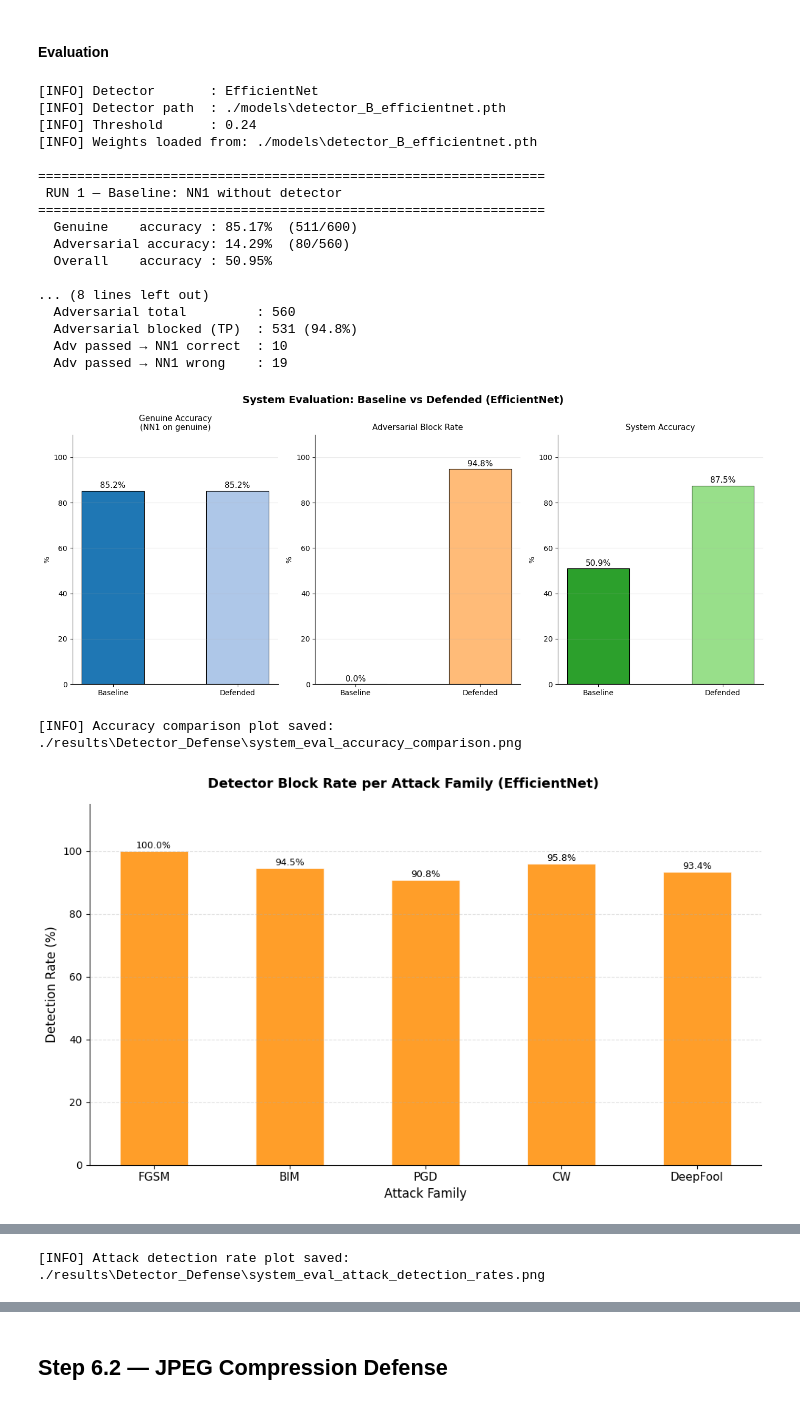
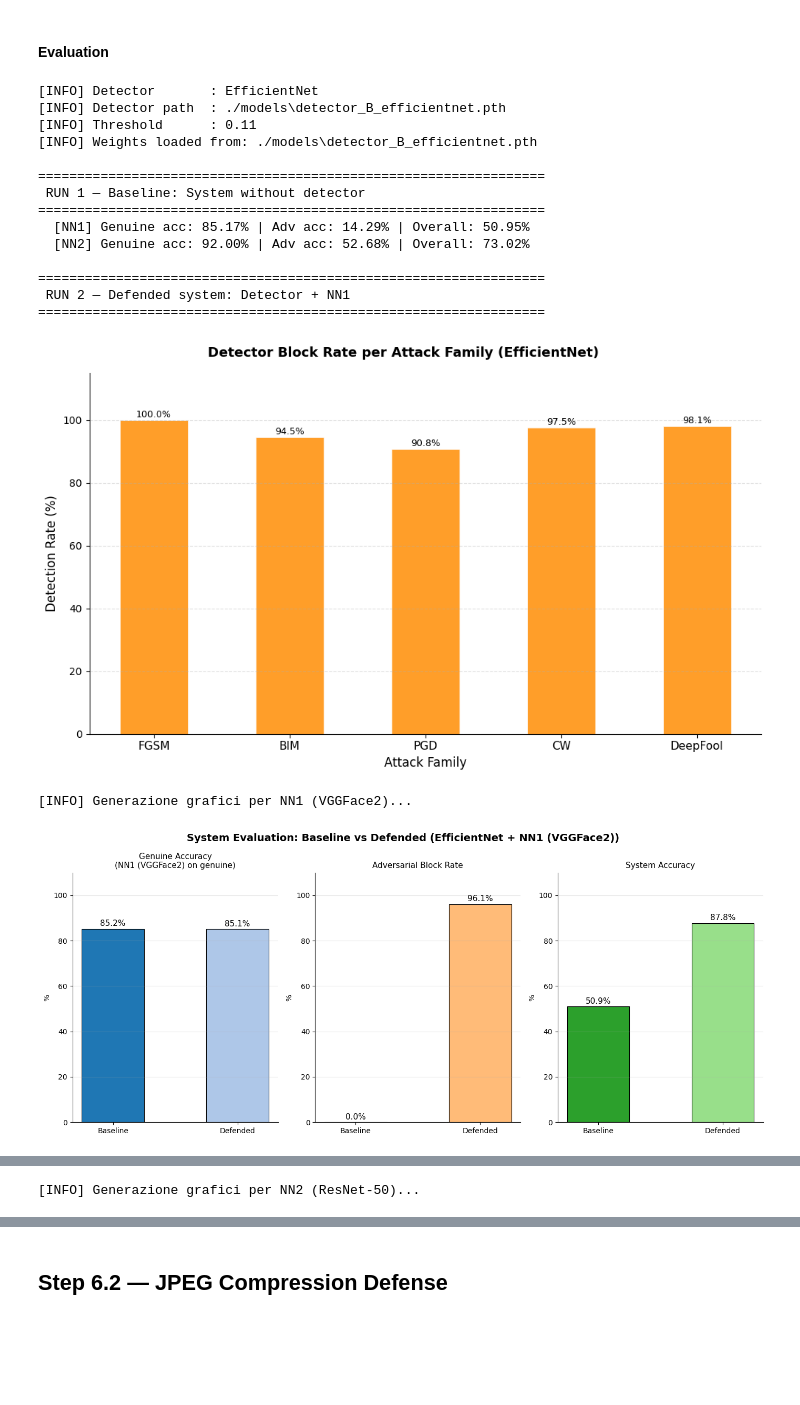
Before and after one commit to ChristianRosa02/AI4Cybersecurity, a Jupyter notebook: ProjectWork_G15_CW_DF.ipynb, the cells around one changed output, grey strips where cells are left out. Drawn from its saved outputs; the diff is of its cells as text; code cells hidden in the pictures; blank space fills up the shorter version.

Commit message:
Threshold computation on validation set added

```diff
--- a/ProjectWork_G15_CW_DF.ipynb
+++ b/ProjectWork_G15_CW_DF.ipynb
@@ -109,8 +109,8 @@ random.seed(SEED)
 ALL_ATTACK_FAMILIES = ['FGSM', 'BIM', 'PGD', 'CW', 'DeepFool']
 DETECTOR_TO_USE = 'EfficientNet'  # 'EfficientNet' 'MobileNetV3'
 DETECTOR_PATH = os.path.join(MODELS_DIR, 'detector_A_mobilenet.pth') if DETECTOR_TO_USE == 'MobileNetV3' else os.path.join(MODELS_DIR, 'detector_B_efficientnet.pth')
-DETECTOR_THRESHOLD = 0.240
-
+DETECTOR_THRESHOLD = 0.500
+FINETUNED_DETECTOR_THRESHOLD = 0.110
 # DEFENSE TRAINING CONFIGURATION
 CLASS_WEIGHTED_LOSS = False
 RUN_TRAINING_A     = False   # Experiment A: MobileNetV3-Large
@@ -8811,7 +8965,7 @@ if RUN_DEFENSE_DETECTOR_TESTING:
         model_a_eval = AdversarialDetector(pretrained=False, device=DEVICE)
         model_a_eval.load_weights(path_a)
         print("[INFO] Running inference — Experiment A...")
-        results_a = evaluate_test(model_a_eval, test_loader_with_paths, DEVICE, DETECTOR_THRESHOLD)
+        results_a = evaluate_test(model_a_eval, test_loader_with_paths, DEVICE, FINETUNED_DETECTOR_THRESHOLD)
         metrics_a = compute_metrics(results_a)
     else:
         print(f"[SKIP] Experiment A weights not found at {path_a}.")
@@ -8821,7 +8975,7 @@ if RUN_DEFENSE_DETECTOR_TESTING:
         model_b_eval = EfficientNetDetector(pretrained=False, device=DEVICE)
         model_b_eval.load_weights(path_b)
         print("[INFO] Running inference — Experiment B...")
-        results_b = evaluate_test(model_b_eval, test_loader_with_paths, DEVICE, DETECTOR_THRESHOLD)
+        results_b = evaluate_test(model_b_eval, test_loader_with_paths, DEVICE, FINETUNED_DETECTOR_THRESHOLD)
         metrics_b = compute_metrics(results_b)
     else:
         print(f"[SKIP] Experiment B weights not found at {path_b}.")
@@ -8984,7 +9138,7 @@ if RUN_DEFENSE_DETECTOR_TESTING:
     ax.spines['right'].set_visible(False)
 
     plt.tight_layout()
-    per_attack_path = os.path.join(RESULTS_DIR, 'detector_test_per_attack.png')
+    per_attack_path = os.path.join(RESULTS_PATH, 'detector_test_per_attack.png')
     plt.savefig(per_attack_path, dpi=150, bbox_inches='tight')
     plt.show()
     print(f"[INFO] Per-attack plot saved: {per_attack_path}")
@@ -8997,7 +9151,7 @@ if RUN_DEFENSE_DETECTOR_TESTING:
     print("=" * 65)
     print(f"  Test subjects : {len(test_ids)}")
     print(f"  Test images   : {len(test_files)}")
-    print(f"  Threshold     : {DETECTOR_THRESHOLD}")
+    print(f"  Threshold     : {FINETUNED_DETECTOR_THRESHOLD}")
     print()
 
     for results, metrics, exp_label in [
@@ -9251,7 +9405,7 @@ system_loader  = DataLoader(system_dataset, batch_size=BATCH_SIZE, shuffle=False
 if RUN_DEFENSE_DETECTOR_TESTING_WITH_NN1:
     print(f"[INFO] Detector       : {DETECTOR_TO_USE}")
     print(f"[INFO] Detector path  : {DETECTOR_PATH}")
-    print(f"[INFO] Threshold      : {DETECTOR_THRESHOLD}")
+    print(f"[INFO] Threshold      : {FINETUNED_DETECTOR_THRESHOLD}")
 
     # ==============================================================================
     # LOAD DETECTOR
@@ -9350,7 +9504,7 @@ if RUN_DEFENSE_DETECTOR_TESTING_WITH_NN1:
         with torch.no_grad():
             # 1. Il detector valuta l'immagine usando il suo tensore [0, 1]
             det_scores = detector.predict_score(x_det.to(DEVICE)).cpu().numpy()
-        det_preds    = (det_scores >= DETECTOR_THRESHOLD).astype(int)
+        det_preds    = (det_scores >= FINETUNED_DETECTOR_THRESHOLD).astype(int)
         pass_indices = np.where(det_preds == 0)[0]
 
         nn1_correct_passed = {}
@@ -9680,7 +9834,7 @@ if RUN_DEFENSE_DETECTOR_TESTING_WITH_NN1:
     ax.axvline(x=eer_threshold, color='black', linestyle='--', alpha=0.6, label=f'Equal Error Rate (EER) ~ {eer_value:.1f}%\nat Threshold = {eer_threshold:.2f}')
 
     # Linea verticale per la soglia attuale
-    ax.axvline(x=DETECTOR_THRESHOLD, color='green', linestyle=':', alpha=0.8, label=f'Current Threshold = {DETECTOR_THRESHOLD}')
+    ax.axvline(x=FINETUNED_DETECTOR_THRESHOLD, color='green', linestyle=':', alpha=0.8, label=f'Current Threshold = {FINETUNED_DETECTOR_THRESHOLD}')
 
     ax.set_xlabel('Decision Threshold', fontsize=12)
     ax.set_ylabel('Error Rate (%)', fontsize=12)
@@ -9704,7 +9858,7 @@ if RUN_DEFENSE_DETECTOR_TESTING_WITH_NN1:
     print(" SYSTEM EVALUATION SUMMARY")
     print("=" * 75)
     # --- Metriche Condivise (Detector) ---
-    print(f"  Detector              : {DETECTOR_TO_USE} (threshold={DETECTOR_THRESHOLD})")
+    print(f"  Detector              : {DETECTOR_TO_USE} (threshold={FINETUNED_DETECTOR_THRESHOLD})")
     print(f"  Genuine FPR (blocked) : {genuine_fpr:.2f}%")
     print(f"  Adv. Block Rate       : {adv_block_rate:.2f}%")
     print("-" * 75)
@@ -9718,43 +9872,40 @@ if RUN_DEFENSE_DETECTOR_TESTING_WITH_NN1:
     # --- Breakdown per Attacco ---
     print("  Per-attack breakdown (Defended System):")
     print(f"  {'Family':<10} {'Total':>6} {'Blocked':>8} {'Block%':>7} | {'NN1 PassFail':>12} | {'NN2 PassFail':>12}")
     print("-" * 75)
     for f in families_ordered:
         d = defended['per_attack'].get(
             f, {'total': 0, 'blocked': 0, 'nn1': {'pass_wr': 0}, 'nn2': {'pass_wr': 0}}
         )
         if d['total'] == 0:
             print(f"  {f:<10} {'N/A':>62}")
             continue
         block_pct = d['blocked'] / d['total'] * 100
         # Calcoliamo i fallimenti (PassFail = Passano il gate e ingannano la rete)
         nn1_fail = d['nn1']['pass_wr']
         nn1_fail_pct = nn1_fail / d['total'] * 100
         nn2_fail = d['nn2']['pass_wr']
         nn2_fail_pct = nn2_fail / d['total'] * 100
         # Formattiamo le stringhe per avere "Numero (Percentuale%)"
         nn1_str = f"{nn1_fail} ({nn1_fail_pct:.1f}%)"
         nn2_str = f"{nn2_fail} ({nn2_fail_pct:.1f}%)"
         print(f"  {f:<10} {d['total']:>6} {d['blocked']:>8} {block_pct:>6.1f}% | {nn1_str:>12} | {nn2_str:>12}")
     print("=" * 75)
 # %% [output]
 [INFO] Detector       : EfficientNet
 [INFO] Detector path  : ./models\detector_B_efficientnet.pth
-[INFO] Threshold      : 0.24
+[INFO] Threshold      : 0.11
 [INFO] Weights loaded from: ./models\detector_B_efficientnet.pth
 
 =================================================================
- RUN 1 — Baseline: NN1 without detector
+ RUN 1 — Baseline: System without detector
 =================================================================
-  Genuine    accuracy : 85.17%  (511/600)
-  Adversarial accuracy: 14.29%  (80/560)
-  Overall    accuracy : 50.95%
+  [NN1] Genuine acc: 85.17% | Adv acc: 14.29% | Overall: 50.95%
+  [NN2] Genuine acc: 92.00% | Adv acc: 52.68% | Overall: 73.02%
 
-... (8 lines left out)
-  Adversarial total         : 560
-  Adversarial blocked (TP)  : 531 (94.8%)
-  Adv passed → NN1 correct  : 10
-  Adv passed → NN1 wrong    : 19
+=================================================================
+ RUN 2 — Defended system: Detector + NN1
+=================================================================
-[figure, old version]
+[figure, new version]
-[INFO] Accuracy comparison plot saved: ./results\Detector_Defense\system_eval_accuracy_comparison.png
+[INFO] Generazione grafici per NN1 (VGGFace2)...
-[figure, old version]
+[figure, new version]
@@ -9761 +9914 @@ if RUN_DEFENSE_DETECTOR_TESTING_WITH_NN1:
-[INFO] Attack detection rate plot saved: ./results\Detector_Defense\system_eval_attack_detection_rates.png
+[INFO] Generazione grafici per NN2 (ResNet-50)...
```
Also changed, not shown: parts of 3 cells of this notebook, 19 other files.
